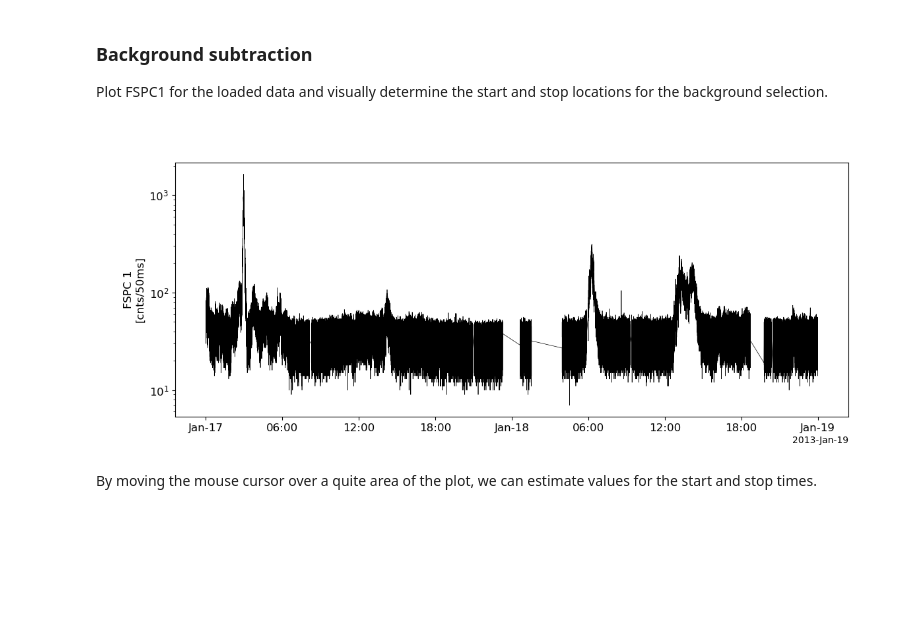
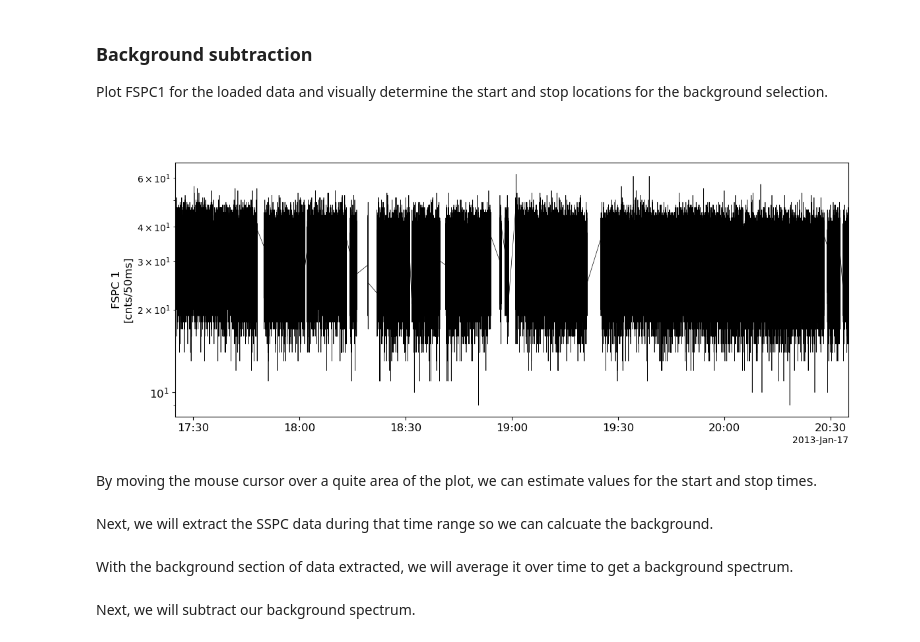
Before and after one commit to spedas/pyspedas_examples, a Jupyter notebook: pyspedas_examples/notebooks/BARREL_background_model.ipynb, the cells around one changed output. Saved outputs shown, nothing was run; the diff lists cells and outputs as text; code cells hidden in the pictures; blank space fills up the shorter version.

Commit message:
Started doing background subtraction

```diff
--- a/pyspedas_examples/notebooks/BARREL_background_model.ipynb
+++ b/pyspedas_examples/notebooks/BARREL_background_model.ipynb
@@ -40,12 +42,14 @@ pyspedas.barrel.sspc(
 # %% [markdown]
 ### Background subtraction
 Plot FSPC1 for the loaded data and visually determine the start and stop locations for the background selection.
-# %%
-tplot('brl1G_FSPC1')
-# %% [output]
-[figure, removed]
+# %%
+pytplot.tplot('brl1G_FSPC1')
+# %% [output]
+[figure, added]
 # %% [markdown]
 By moving the mouse cursor over a quite area of the plot, we can estimate values for the start and stop times.
 # %%
 bkg_start="2013-01-17/17:25"
 bkg_end="2013-01-17/20:35"
+# %% [markdown]
+Next, we will extract the SSPC data during that time range so we can calcuate the background.
@@ -51,0 +69,2 @@ bkg_end="2013-01-17/20:35"
+# %% [markdown]
+With the background section of data extracted, we will average it over time to get a background spectrum.
@@ -51,0 +73,2 @@ bkg_end="2013-01-17/20:35"
+# %% [markdown]
+Next, we will subtract our background spectrum.
```
Also changed, not shown: parts of 9 cells of this notebook.
